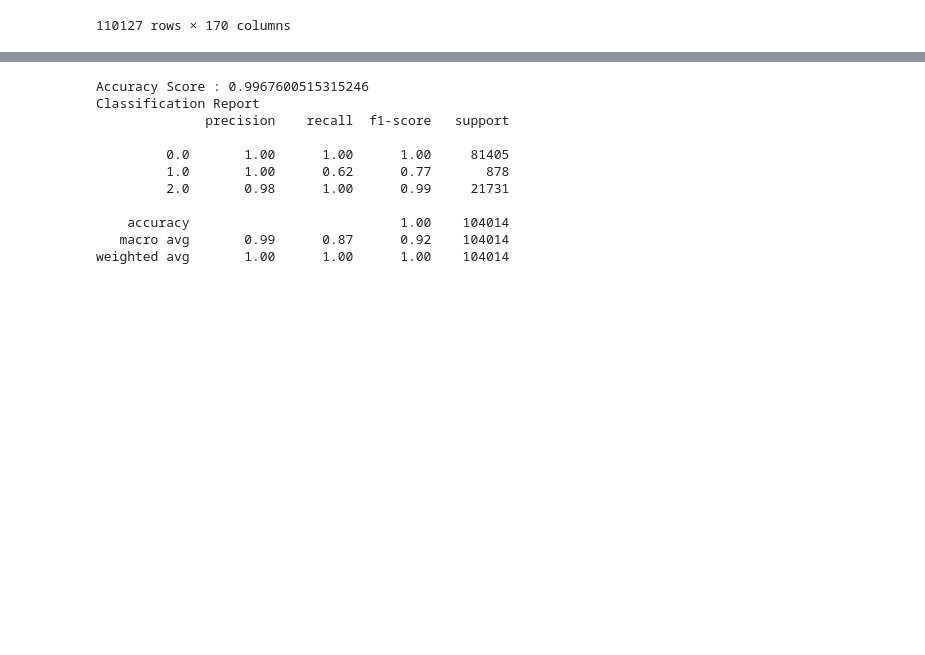
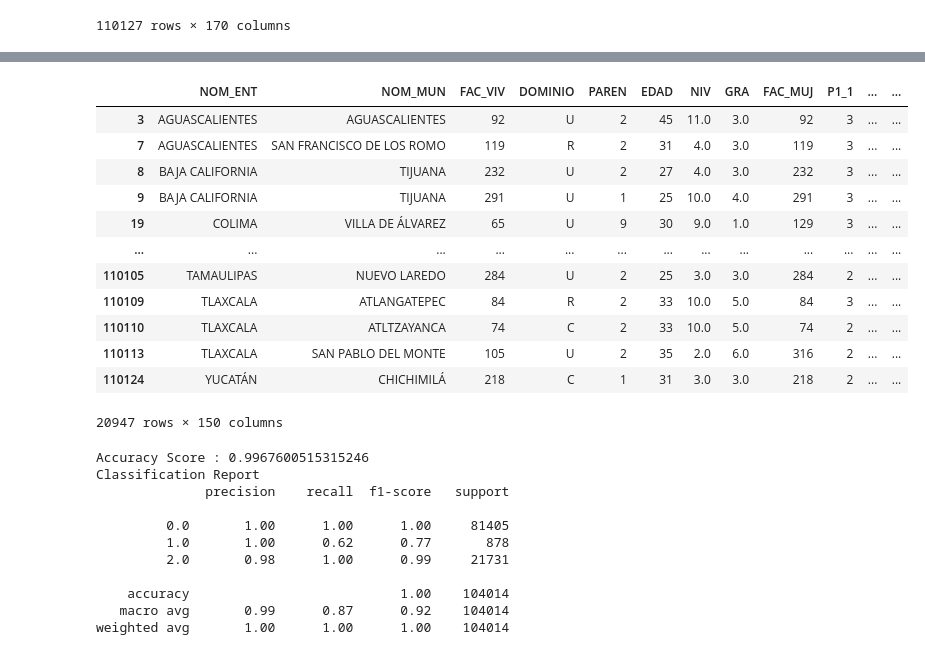
Before and after one commit to monalvrz/Obstetric_Violence_Analysis, a Jupyter notebook: Random_Forest_Classifier.ipynb, the cells around one changed output, grey strips where cells are left out. Cells and saved outputs as stored; diff of their text form; code cells hidden in the pictures; blank space fills up the shorter version.

```diff
--- a/Random_Forest_Classifier.ipynb
+++ b/Random_Forest_Classifier.ipynb
@@ -76,3 +97,21 @@ max(X.max())
+# %%
+# Removing women that did not had a pregnancy on the last 5 years
+df_copy = df_copy[df_copy.P10_2 == 1.0]
+df_copy
+# %% [output]
+|  | NOM_ENT | NOM_MUN | FAC_VIV | DOMINIO | PAREN | EDAD | NIV | GRA | FAC_MUJ | P1_1 | ... | ... |
+| 3 | AGUASCALIENTES | AGUASCALIENTES | 92 | U | 2 | 45 | 11.0 | 3.0 | 92 | 3 | ... | ... |
+| 7 | AGUASCALIENTES | SAN FRANCISCO DE LOS ROMO | 119 | R | 2 | 31 | 4.0 | 3.0 | 119 | 3 | ... | ... |
+| 8 | BAJA CALIFORNIA | TIJUANA | 232 | U | 2 | 27 | 4.0 | 3.0 | 232 | 3 | ... | ... |
+| 9 | BAJA CALIFORNIA | TIJUANA | 291 | U | 1 | 25 | 10.0 | 4.0 | 291 | 3 | ... | ... |
+| 19 | COLIMA | VILLA DE ÁLVAREZ | 65 | U | 9 | 30 | 9.0 | 1.0 | 129 | 3 | ... | ... |
+| ... | ... | ... | ... | ... | ... | ... | ... | ... | ... | ... | ... | ... |
+| 110105 | TAMAULIPAS | NUEVO LAREDO | 284 | U | 2 | 25 | 3.0 | 3.0 | 284 | 2 | ... | ... |
+| 110109 | TLAXCALA | ATLANGATEPEC | 84 | R | 2 | 33 | 10.0 | 5.0 | 84 | 3 | ... | ... |
+| 110110 | TLAXCALA | ATLTZAYANCA | 74 | C | 2 | 33 | 10.0 | 5.0 | 74 | 2 | ... | ... |
+| 110113 | TLAXCALA | SAN PABLO DEL MONTE | 105 | U | 2 | 35 | 2.0 | 6.0 | 316 | 2 | ... | ... |
+| 110124 | YUCATÁN | CHICHIMILÁ | 218 | C | 1 | 31 | 3.0 | 3.0 | 218 | 2 | ... | ... |
+20947 rows × 150 columns
 # %%
 # Splitting into Train and Test sets.
 X_train, X_test, y_train, y_test = train_test_split(X, y, random_state=18)
```
Also changed, not shown: parts of 8 cells of this notebook.
